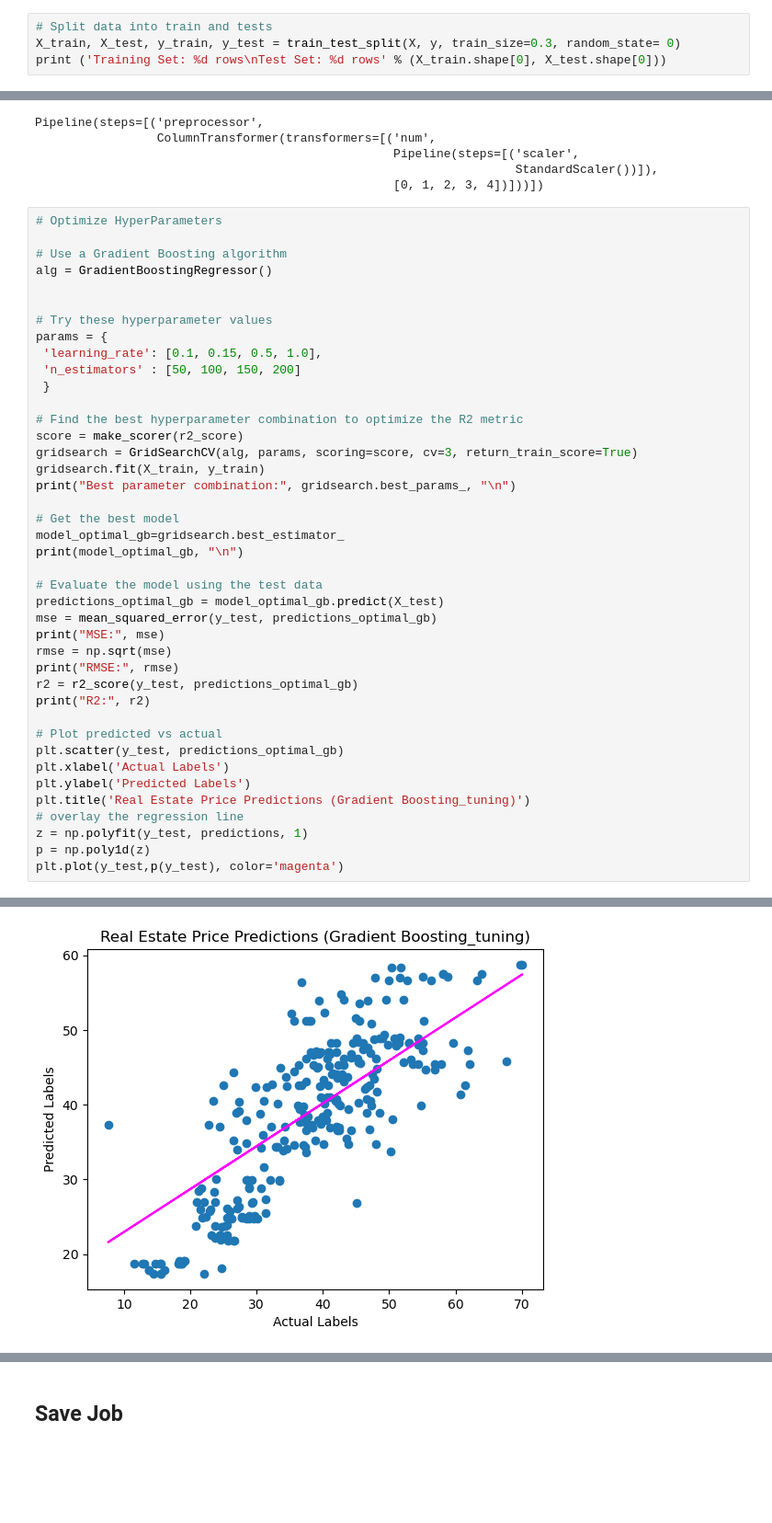
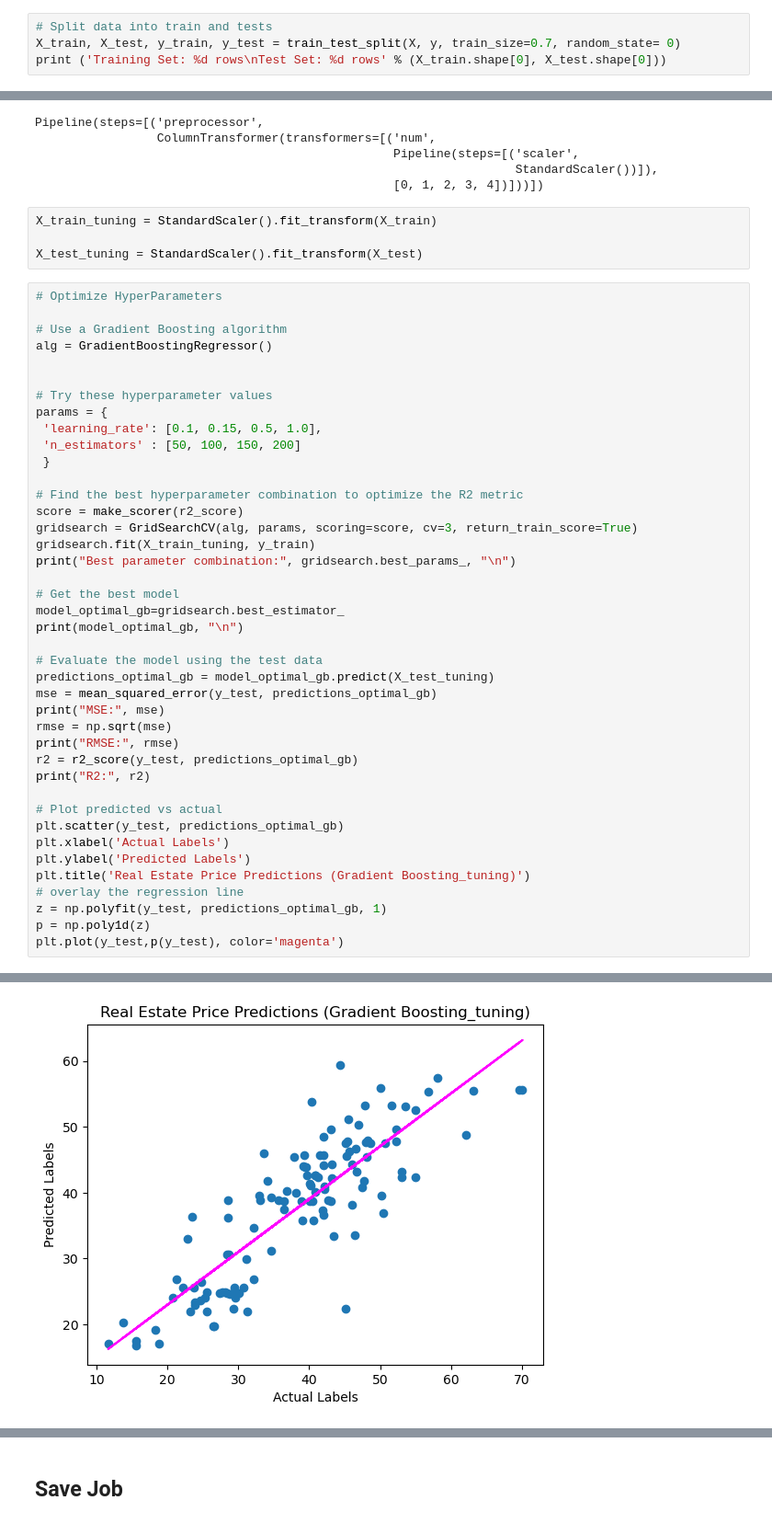
Before and after one commit to AlugoIdris/real-estate-prediction, a Jupyter notebook: Real Estate Regression.ipynb, the cells around one changed output, grey strips where cells are left out. Shown at 92% size. Drawn from its saved outputs; the diff is of its cells as text; blank space fills up the shorter version.

```diff
--- a/Real Estate Regression.ipynb
+++ b/Real Estate Regression.ipynb
@@ -471,6 +465,6 @@ X = data[features_location]
 y = data[target]
 # %%
 # Split data into train and tests
-X_train, X_test, y_train, y_test = train_test_split(X, y, train_size=0.3, random_state= 0)
+X_train, X_test, y_train, y_test = train_test_split(X, y, train_size=0.7, random_state= 0)
 print ('Training Set: %d rows\nTest Set: %d rows' % (X_train.shape[0], X_test.shape[0]))
 # %% [output]
@@ -824,6 +818,10 @@ Pipeline(steps=[('preprocessor',
                                                   Pipeline(steps=[('scaler',
                                                                    StandardScaler())]),
                                                   [0, 1, 2, 3, 4])]))])
+# %%
+X_train_tuning = StandardScaler().fit_transform(X_train)
+
+X_test_tuning = StandardScaler().fit_transform(X_test)
 # %%
 # Optimize HyperParameters
 
@@ -840,7 +838,7 @@ params = {
 # Find the best hyperparameter combination to optimize the R2 metric
 score = make_scorer(r2_score)
 gridsearch = GridSearchCV(alg, params, scoring=score, cv=3, return_train_score=True)
-gridsearch.fit(X_train, y_train)
+gridsearch.fit(X_train_tuning, y_train)
 print("Best parameter combination:", gridsearch.best_params_, "\n")
 
 # Get the best model
@@ -848,7 +846,7 @@ model_optimal_gb=gridsearch.best_estimator_
 print(model_optimal_gb, "\n")
 
 # Evaluate the model using the test data
-predictions_optimal_gb = model_optimal_gb.predict(X_test)
+predictions_optimal_gb = model_optimal_gb.predict(X_test_tuning)
 mse = mean_squared_error(y_test, predictions_optimal_gb)
 print("MSE:", mse)
 rmse = np.sqrt(mse)
@@ -862,7 +860,7 @@ plt.xlabel('Actual Labels')
 plt.ylabel('Predicted Labels')
 plt.title('Real Estate Price Predictions (Gradient Boosting_tuning)')
 # overlay the regression line
-z = np.polyfit(y_test, predictions, 1)
+z = np.polyfit(y_test, predictions_optimal_gb, 1)
 p = np.poly1d(z)
 plt.plot(y_test,p(y_test), color='magenta')
 # %% [output]
@@ -876,5 +874,5 @@ R2: 0.6583232511426859
 [<matplotlib.lines.Line2D at 0x...>]
-[figure, old version]
+[figure, new version]
 # %%
 # Optimize HyperParameters
 
```
Also changed, not shown: parts of 30 cells of this notebook.
